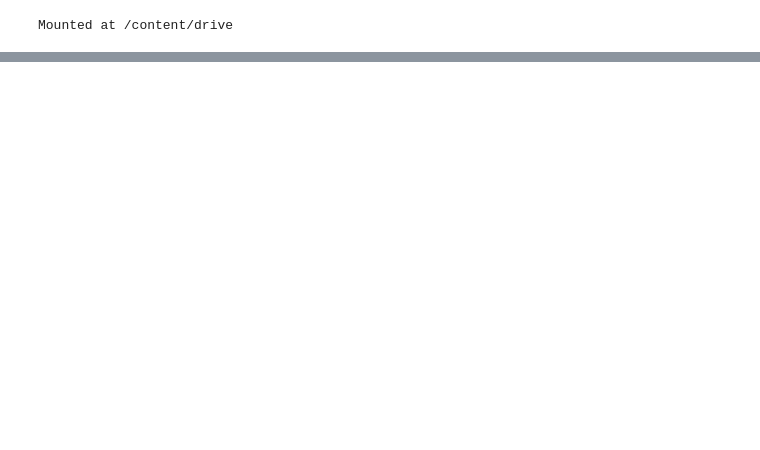
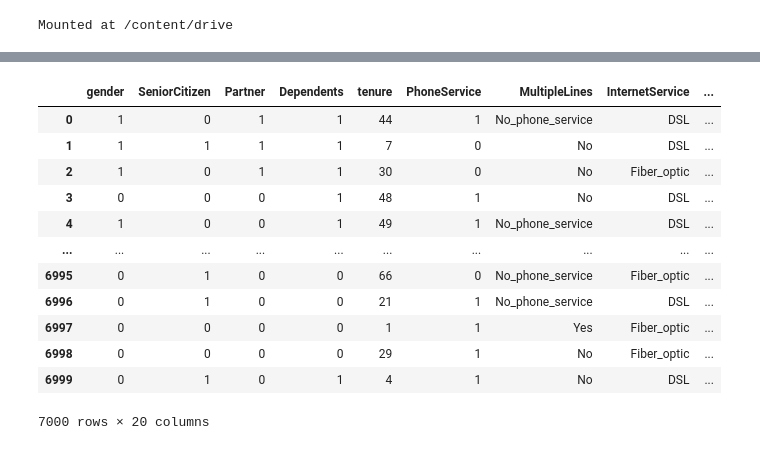
Before and after one commit to afnanzayed/TelcoCustomerChurn, a Jupyter notebook: notebooks/Streamlit.ipynb, the cells around one changed output, grey strips where cells are left out. Drawn from its saved outputs; the diff is of its cells as text; code cells hidden in the pictures; blank space fills up the shorter version.

```diff
--- a/notebooks/Streamlit.ipynb
+++ b/notebooks/Streamlit.ipynb
@@ -34,0 +68,10 @@ Mounted at /content/drive
+# %%
+df = pd.read_csv("/Users/afnanalamri/Desktop/MyProject/TelcoCustomerChurn/raw_data/Customers_with_Churn_Prediction.csv")
+# data['InternetService'] = data[['InternetService_DSL', 'InternetService_Fiber_optic', 'InternetService_No']].idxmax(axis=1)
+# data['InternetService'] = data['InternetService'].str.replace('InternetService_', '')
+
+# data['Contract'] = data[['Contract_Month_to_month', 'Contract_One_year', 'Contract_Two_year']].idxmax(axis=1)
+# data['Contract'] = data['Contract'].str.replace('Contract_', '')
+
+
+# data.drop(columns= ['InternetService_DSL', 'InternetService_Fiber_optic', 'InternetService_No', 'Contract_Month_to_month', 'Contract_One_year', 'Contract_Two_year'])
@@ -34,0 +982,45 @@ Mounted at /content/drive
+# %%
+# Assuming the DataFrame is loaded as `df`
+
+# Combine columns into categorical features
+df['MultipleLines'] = df[['MultipleLines_No', 'MultipleLines_No_phone_service', 'MultipleLines_Yes']].idxmax(axis=1).str.replace('MultipleLines_', '')
+df['InternetService'] = df[['InternetService_DSL', 'InternetService_Fiber_optic', 'InternetService_No']].idxmax(axis=1).str.replace('InternetService_', '')
+df['OnlineSecurity'] = df[['OnlineSecurity_No', 'OnlineSecurity_No_internet_service', 'OnlineSecurity_Yes']].idxmax(axis=1).str.replace('OnlineSecurity_', '')
+df['OnlineBackup'] = df[['OnlineBackup_No', 'OnlineBackup_No_internet_service', 'OnlineBackup_Yes']].idxmax(axis=1).str.replace('OnlineBackup_', '')
+df['DeviceProtection'] = df[['DeviceProtection_No', 'DeviceProtection_No_internet_service', 'DeviceProtection_Yes']].idxmax(axis=1).str.replace('DeviceProtection_', '')
+df['TechSupport'] = df[['TechSupport_No', 'TechSupport_No_internet_service', 'TechSupport_Yes']].idxmax(axis=1).str.replace('TechSupport_', '')
+df['StreamingTV'] = df[['StreamingTV_No', 'StreamingTV_No_internet_service', 'StreamingTV_Yes']].idxmax(axis=1).str.replace('StreamingTV_', '')
+df['StreamingMovies'] = df[['StreamingMovies_No', 'StreamingMovies_No_internet_service', 'StreamingMovies_Yes']].idxmax(axis=1).str.replace('StreamingMovies_', '')
+df['Contract'] = df[['Contract_Month_to_month', 'Contract_One_year', 'Contract_Two_year']].idxmax(axis=1).str.replace('Contract_', '')
+df['PaymentMethod'] = df[['PaymentMethod_Bank_transfer_(automatic)',
+                          'PaymentMethod_Credit_card_(automatic)',
+                          'PaymentMethod_Electronic_check',
+                          'PaymentMethod_Mailed_check']].idxmax(axis=1).str.replace('PaymentMethod_', '')
+
+# Combine `PaperlessBilling` columns
+df['PaperlessBilling'] = df[['PaperlessBilling_No', 'PaperlessBilling_Yes']].idxmax(axis=1).str.replace('PaperlessBilling_', '')
+
+# Select the cleaned columns
+df_cleaned = df[[
+    'gender', 'SeniorCitizen', 'Partner', 'Dependents',
+    'tenure', 'PhoneService', 'MultipleLines', 'InternetService',
+    'OnlineSecurity', 'OnlineBackup', 'DeviceProtection', 'TechSupport',
+    'StreamingTV', 'StreamingMovies', 'Contract', 'PaperlessBilling',
+    'PaymentMethod', 'MonthlyCharges', 'TotalCharges', 'Churn'
+]]
+# %%
+df_cleaned
+# %% [output]
+|  | gender | SeniorCitizen | Partner | Dependents | tenure | PhoneService | MultipleLines | InternetService | ... |
+| 0 | 1 | 0 | 1 | 1 | 44 | 1 | No_phone_service | DSL | ... |
+| 1 | 1 | 1 | 1 | 1 | 7 | 0 | No | DSL | ... |
+| 2 | 1 | 0 | 1 | 1 | 30 | 0 | No | Fiber_optic | ... |
+| 3 | 0 | 0 | 0 | 1 | 48 | 1 | No | DSL | ... |
+| 4 | 1 | 0 | 0 | 1 | 49 | 1 | No_phone_service | DSL | ... |
+| ... | ... | ... | ... | ... | ... | ... | ... | ... | ... |
+| 6995 | 0 | 1 | 0 | 0 | 66 | 0 | No_phone_service | Fiber_optic | ... |
+| 6996 | 0 | 1 | 0 | 0 | 21 | 1 | No_phone_service | DSL | ... |
+| 6997 | 0 | 0 | 0 | 0 | 1 | 1 | Yes | Fiber_optic | ... |
+| 6998 | 0 | 0 | 0 | 0 | 29 | 1 | No | Fiber_optic | ... |
+| 6999 | 0 | 1 | 0 | 1 | 4 | 1 | No | DSL | ... |
+7000 rows × 20 columns
```
Also changed, not shown: parts of 15 cells of this notebook, 8 other files.
